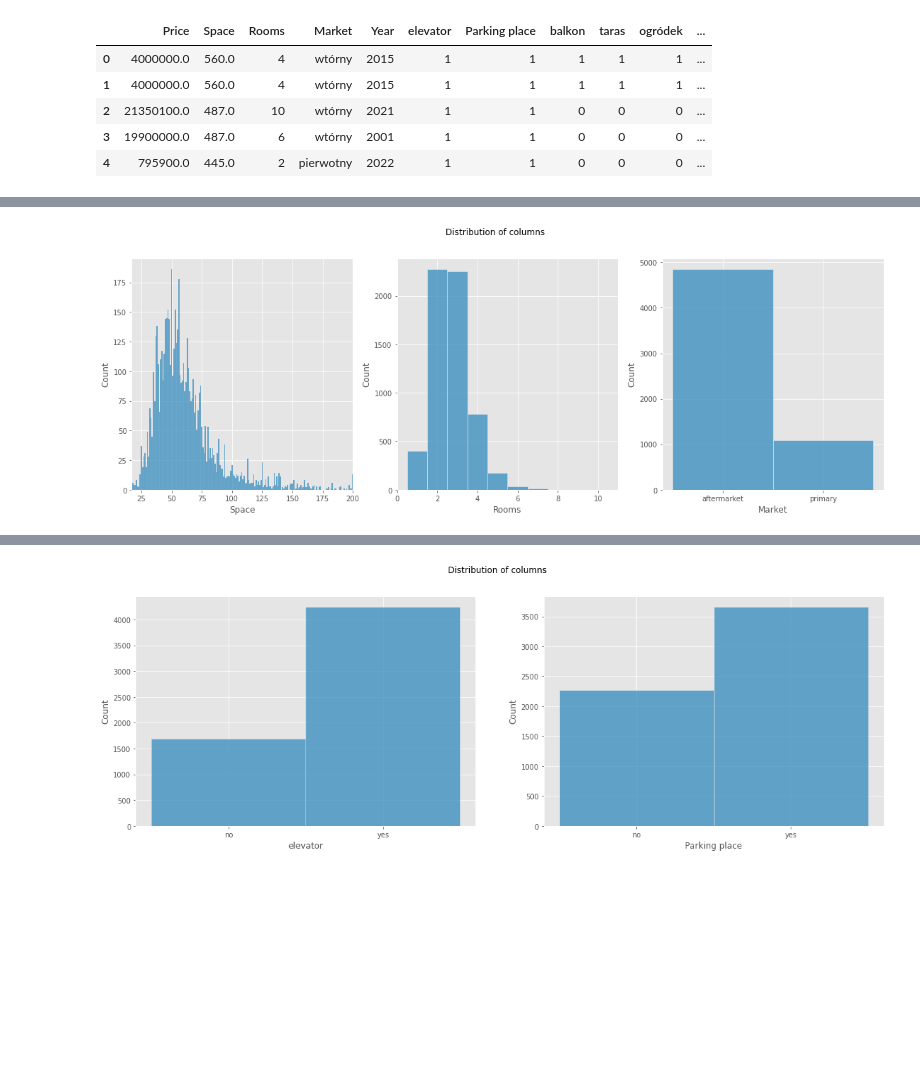
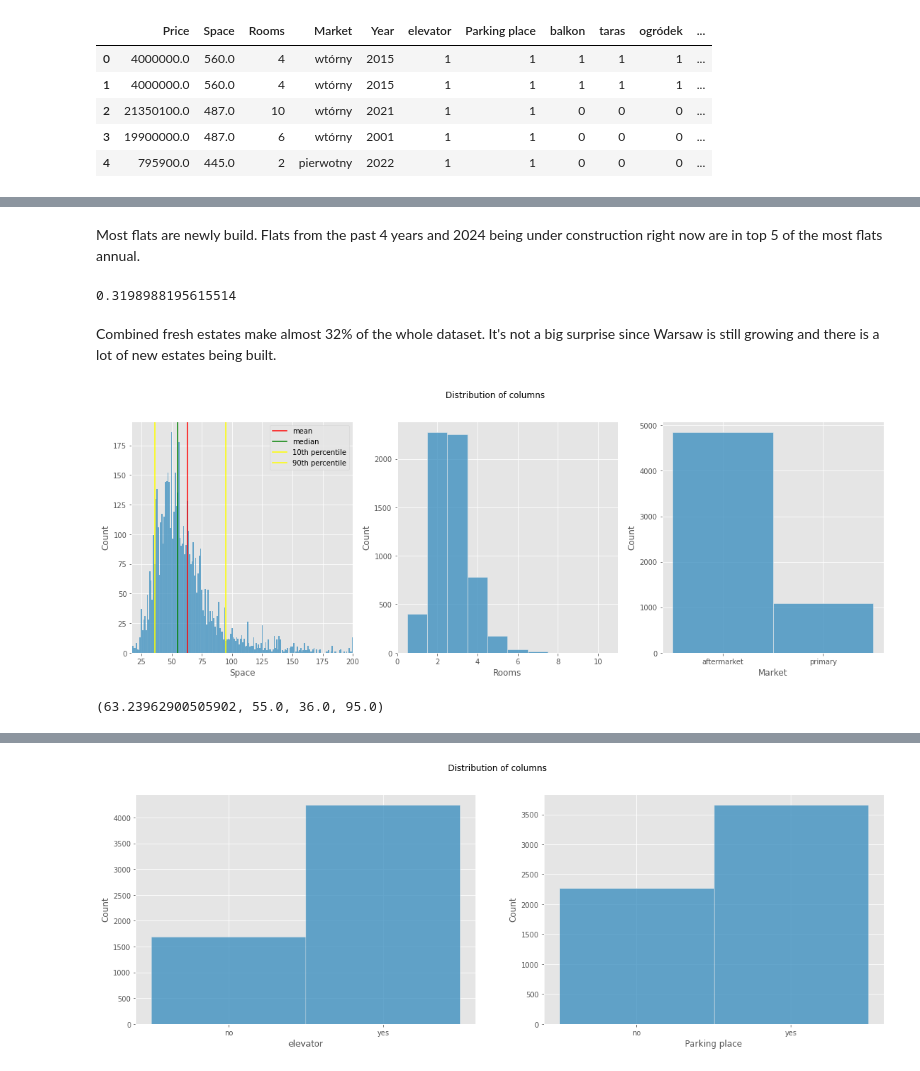
Before and after one commit to CarJung/Uni, a Jupyter notebook: Warsaw_flats/Report.ipynb, the cells around one changed output, grey strips where cells are left out. Cells and saved outputs as stored; diff of their text form; code cells hidden in the pictures; blank space fills up the shorter version.

Commit message:
distribution plots descriptions

```diff
--- a/Warsaw_flats/Report.ipynb
+++ b/Warsaw_flats/Report.ipynb
@@ -58,13 +57,31 @@ data.groupby('Year')['Price'].agg(len).sort_values(ascending=False)[:20].plot(ki
 [figure]
+# %% [markdown]
+Most flats are newly build. Flats from the past 4 years and 2024 being under construction right now are in top 5 of the most flats annual.
+# %%
+new = len(data[data['Year'] == '2022']) + len(data[data['Year'] == '2021']) + len(data[data['Year'] == '2023']) + len(data[data['Year'] == '2020']) +len(data[data['Year'] == '2024'])
+new / len(data)
+# %% [output]
+0.3198988195615514
+# %% [markdown]
+Combined fresh estates make almost 32% of the whole dataset. It's not a big surprise since Warsaw is still growing and there is a lot of new estates being built.
 # %%
 fig, ax = plt.subplots(1,3,figsize=(19,6))
 fig.suptitle('Distribution of columns')
 
+ax[0].axline((np.mean(data['Space']),0),(np.mean(data['Space']),100),color='red',label='mean')
+ax[0].axline((np.median(data['Space']),0),(np.median(data['Space']),100),color='green',label='median')
+ax[0].axline((np.percentile(data['Space'], 10),0),(np.percentile(data['Space'], 10),100),color='yellow',label='10th percentile')
+ax[0].axline((np.percentile(data['Space'], 90),0),(np.percentile(data['Space'], 90),100),color='yellow',label='90th percentile')
+ax[0].legend()
 sns.histplot(data, x ='Space', discrete=True, ax = ax[0])
 ax[0].set_xlim(np.min(data.Space),200);
 
 sns.histplot(data, x ='Rooms', discrete=True, ax = ax[1])
 sns.histplot(data, x ='Market', discrete=True, ax = ax[2])
 ax[2].set_xticks(['wtórny','pierwotny'],['aftermarket','primary']);
 # %% [output]
-[figure, old version]
+[figure, new version]
+# %%
+np.mean(data['Space']), np.median(data['Space']), np.percentile(data['Space'], 10), np.percentile(data['Space'], 90)
+# %% [output]
+(63.23962900505902, 55.0, 36.0, 95.0)
```
Also changed, not shown: parts of 13 cells of this notebook.
